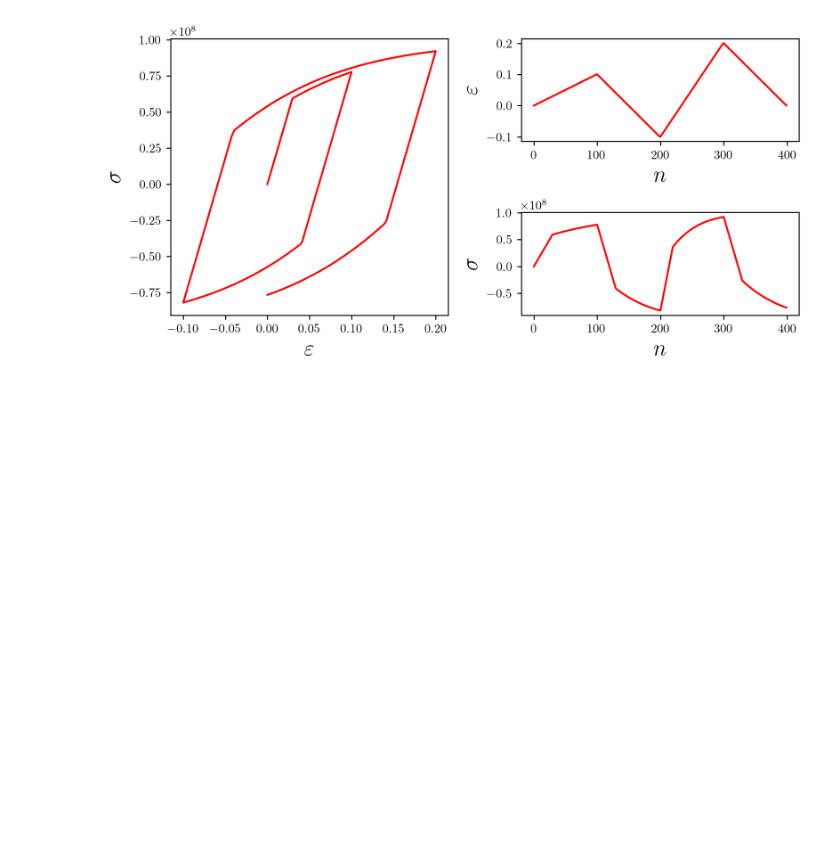
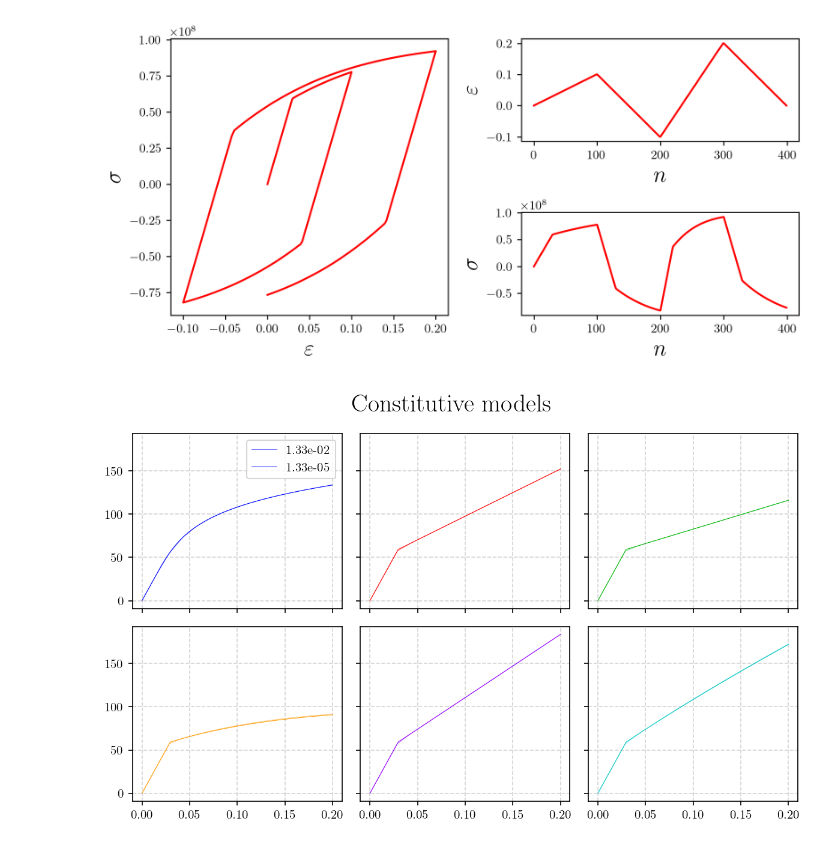
Before and after one commit to zsoca000/EP-neural-nets, a Jupyter notebook: data/visualize.ipynb, the cells around one changed output. Drawn from its saved outputs; the diff is of its cells as text; code cells hidden in the pictures; blank space fills up the shorter version.

```diff
--- a/data/visualize.ipynb
+++ b/data/visualize.ipynb
@@ -114,3 +114,43 @@ eps_list, sig_list = load_responses(mat_name, inp_type, inp_name)
 plot_responses(eps_list[:5], sig_list[:5])
 # %% [output]
 [figure]
+# %%
+eps_max = 0.2
+n_steps_list = [150,1500000]
+
+
+fig, ax = plt.subplots(2,3,figsize=(8,5),dpi=150,sharex=True,sharey=True)
+fig.suptitle('Constitutive models',fontsize=20)
+
+
+j=0
+n_cases = len(n_steps_list)
+
+for n_steps in n_steps_list:
+
+    j+=1
+    alpha = j/n_cases
+
+    deps = eps_max/n_steps
+    eps = np.concatenate([
+        np.linspace(0,eps_max,n_steps),
+        # np.linspace(eps_max,-eps_max,n_steps),
+        # np.linspace(-eps_max,0,n_steps)
+    ])
+
+    ax = ax.flatten()
+    i = 0
+    for name, mat in MATERIALS.items():
+        sig, _, _ = HARDENING(eps,mat['E'],mat['dalpha'],mat['Y'])
+        ax[i].plot(eps,sig/1e6,label = f"{deps:.2e}",color=MATERIALS[name]['color'],lw=0.5,alpha=alpha)
+        ax[i].grid(ls='--',c='lightgray')
+        i+=1
+
+    # plt.legend(loc='upper left',fontsize=10)
+    # ax[0].set_xlabel(r'$\varepsilon$ [-]',fontsize=14)
+    # plt.ylabel(r'$\sigma$ [MPa]',fontsize=14)
+ax[0].legend()
+plt.tight_layout()
+plt.show()
+# %% [output]
+[figure, added]
```
Also changed, not shown: 9 other files.
